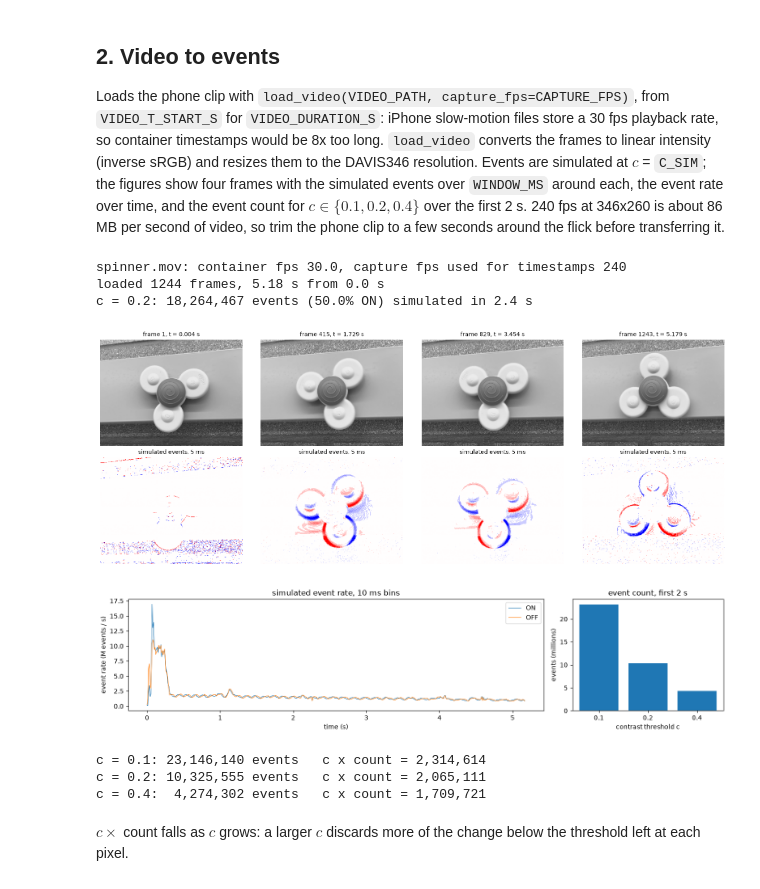
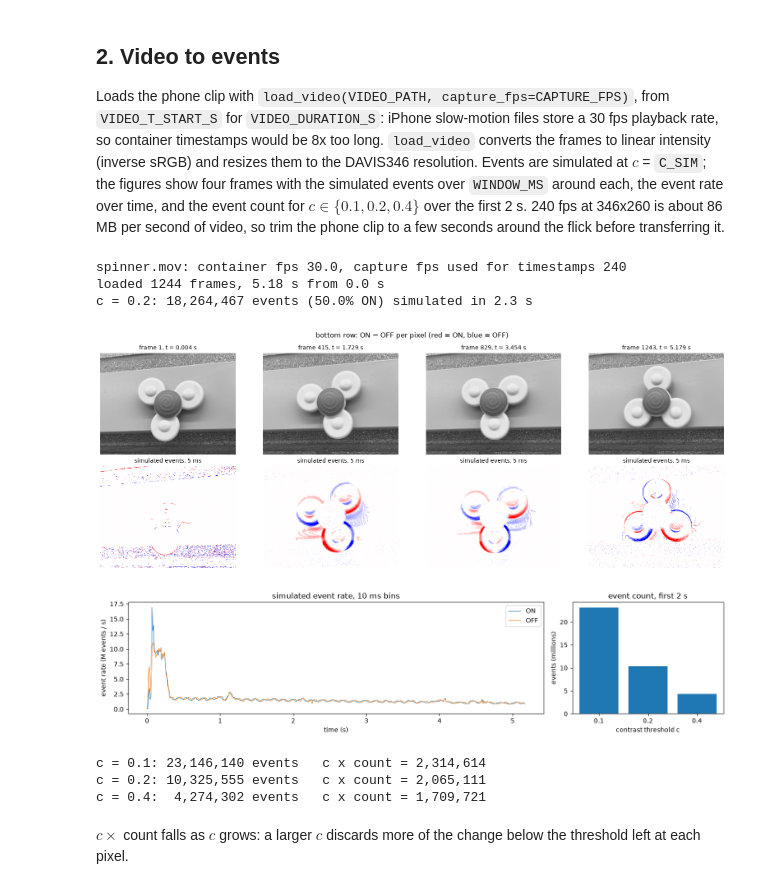
Before and after one commit to allusson/event-perception, a Jupyter notebook: notebooks/06_event_generation.ipynb, the cells around one changed output. Drawn from its saved outputs; the diff is of its cells as text; code cells hidden in the pictures.

```diff
--- a/notebooks/06_event_generation.ipynb
+++ b/notebooks/06_event_generation.ipynb
@@ -25,19 +25,12 @@ import matplotlib.pyplot as plt
 from evcam.sources import load_davis, load_video
 from evcam.simulate import simulate_events
 from evcam.representations import event_image
+from evcam.viz import show_events
 
 
 def disp(img):
     # display only: linear intensity -> gamma 1/2.2
     return np.clip(img, 0, 1) ** (1 / 2.2)
-
-
-def show_events(ax, img, title=None, fontsize=9):
-    # signed event image (ON - OFF), colour scale symmetric and clipped at the 99.5th percentile
-    v = max(1.0, np.percentile(np.abs(img), 99.5))
-    ax.imshow(img, cmap="bwr", vmin=-v, vmax=v)
-    if title:
-        ax.set_title(title, fontsize=fontsize)
 
 
 def in_window(ev, t0_us, t1_us):
@@ -102,37 +95,37 @@ else:
     print(f"c = {C_SIM}: {sim.n_events:,} events ({np.mean(sim.events['p'] == 1):.1%} ON) "
           f"simulated in {time.time() - t0:.1f} s")
 
     H, W = video.shape
     idx = np.linspace(1, video.n_frames - 1, 4).astype(int)
     fig, ax = plt.subplots(2, 4, figsize=(16, 6))
     for j, i in enumerate(idx):
         t = video.frame_t[i]
         ax[0, j].imshow(disp(video.frames[i]), cmap="gray", vmin=0, vmax=1)
         ax[0, j].set_title(f"frame {i}, t = {t / 1e6:.3f} s", fontsize=10)
         show_events(ax[1, j], event_image(in_window(sim.events, t - WINDOW_MS * 500, t + WINDOW_MS * 500), (W, H, 2)),
-                    f"simulated events, {WINDOW_MS} ms", fontsize=10)
+                    colorbar=False, title=f"simulated events, {WINDOW_MS} ms", fontsize=10)
     for a in ax.ravel(): a.axis("off")
-    plt.tight_layout(); plt.show()
+    fig.suptitle("bottom row: ON − OFF per pixel (red = ON, blue = OFF)"); plt.tight_layout(); plt.show()
 
     head = dataclasses.replace(video, frames=video.frames[:2 * CAPTURE_FPS], frame_t=video.frame_t[:2 * CAPTURE_FPS])
     counts = {c: simulate_events(head, c=c).n_events for c in (0.1, 0.2, 0.4)}    # first 2 s
     edges = np.arange(video.frame_t[0], video.frame_t[-1] + 10000, 10000)
     fig, ax = plt.subplots(1, 2, figsize=(14, 3.4), gridspec_kw={"width_ratios": [2.2, 0.8]})
     for pol, name in ((1, "ON"), (0, "OFF")):
         h, _ = np.histogram(sim.events["t"][sim.events["p"] == pol], edges)
         ax[0].plot(edges[:-1] / 1e6, h / 1e4, lw=0.8, label=name)      # events per 10 ms -> M events / s
     ax[0].set_xlabel("time (s)"); ax[0].set_ylabel("event rate (M events / s)")
     ax[0].set_title("simulated event rate, 10 ms bins"); ax[0].legend()
     ax[1].bar([str(c) for c in counts], [n / 1e6 for n in counts.values()])
     ax[1].set_xlabel("contrast threshold c"); ax[1].set_ylabel("events (millions)"); ax[1].set_title("event count, first 2 s")
     plt.tight_layout(); plt.show()
     for c, n in counts.items():
         print(f"c = {c}: {n:>10,} events   c x count = {c * n:,.0f}")
 # %% [output]
 spinner.mov: container fps 30.0, capture fps used for timestamps 240
 loaded 1244 frames, 5.18 s from 0.0 s
-c = 0.2: 18,264,467 events (50.0% ON) simulated in 2.4 s
+c = 0.2: 18,264,467 events (50.0% ON) simulated in 2.3 s
-[figure, old version]
+[figure, new version]
 [figure]
 c = 0.1: 23,146,140 events   c x count = 2,314,614
 c = 0.2: 10,325,555 events   c x count = 2,065,111
```
Also changed, not shown: parts of 3 cells of this notebook, 4 other files.
